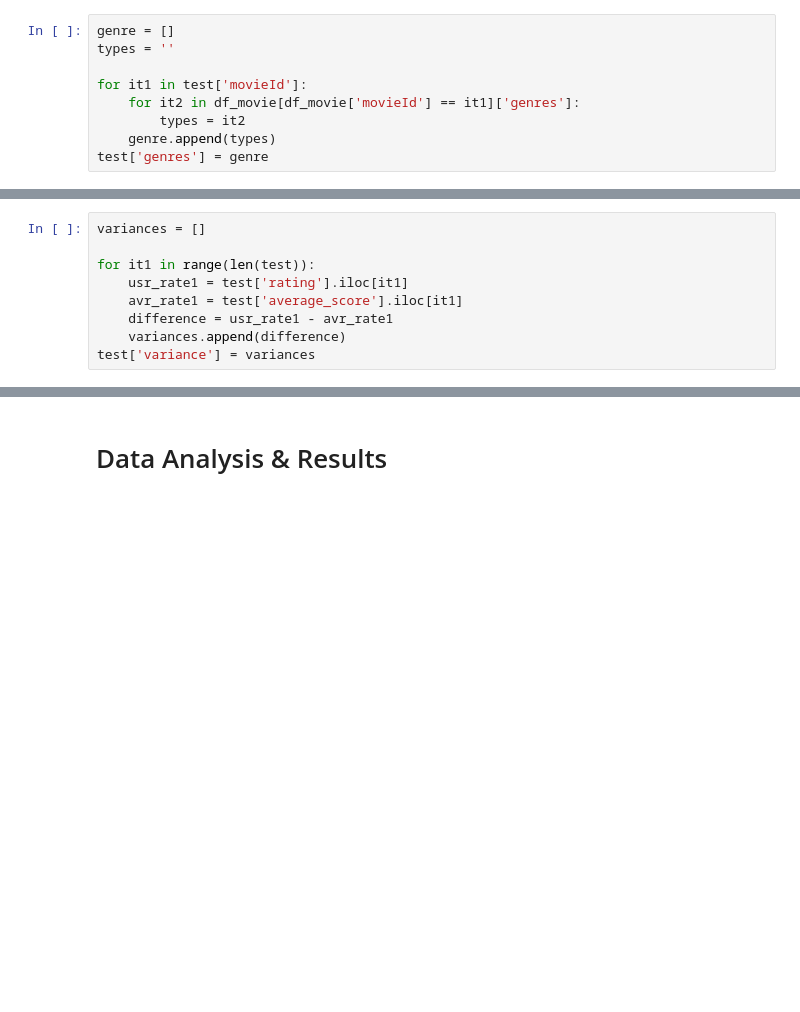
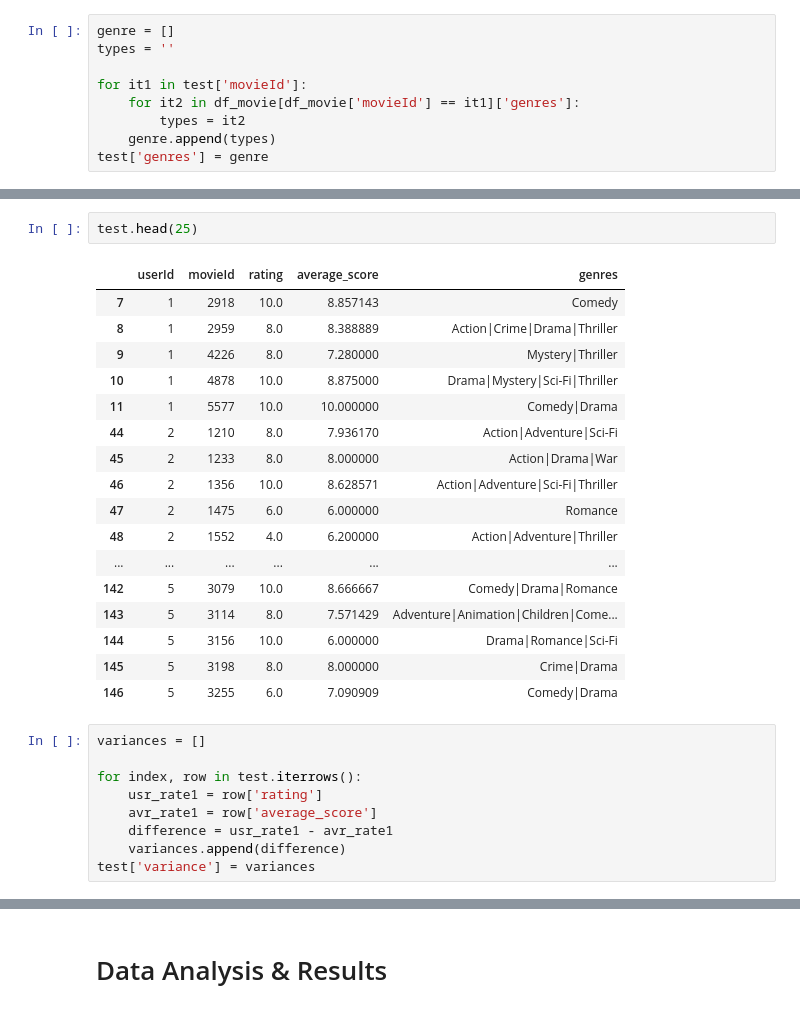
Before and after one commit to strkillr16/COGS108Final, a Jupyter notebook: Final Project Notebook.ipynb, the cells around one changed output, grey strips where cells are left out. Cells and saved outputs as stored; diff of their text form; blank space fills up the shorter version.

```diff
--- a/Final Project Notebook.ipynb
+++ b/Final Project Notebook.ipynb
@@ -384,9 +349,29 @@ test['genres'] = genre
+# %%
+test.head(25)
+# %% [output]
+|  | userId | movieId | rating | average_score | genres |
+| 7 | 1 | 2918 | 10.0 | 8.857143 | Comedy |
+| 8 | 1 | 2959 | 8.0 | 8.388889 | Action|Crime|Drama|Thriller |
+| 9 | 1 | 4226 | 8.0 | 7.280000 | Mystery|Thriller |
+| 10 | 1 | 4878 | 10.0 | 8.875000 | Drama|Mystery|Sci-Fi|Thriller |
+| 11 | 1 | 5577 | 10.0 | 10.000000 | Comedy|Drama |
+| 44 | 2 | 1210 | 8.0 | 7.936170 | Action|Adventure|Sci-Fi |
+| 45 | 2 | 1233 | 8.0 | 8.000000 | Action|Drama|War |
+| 46 | 2 | 1356 | 10.0 | 8.628571 | Action|Adventure|Sci-Fi|Thriller |
+| 47 | 2 | 1475 | 6.0 | 6.000000 | Romance |
+| 48 | 2 | 1552 | 4.0 | 6.200000 | Action|Adventure|Thriller |
+| ... | ... | ... | ... | ... | ... |
+| 142 | 5 | 3079 | 10.0 | 8.666667 | Comedy|Drama|Romance |
+| 143 | 5 | 3114 | 8.0 | 7.571429 | Adventure|Animation|Children|Come... |
+| 144 | 5 | 3156 | 10.0 | 6.000000 | Drama|Romance|Sci-Fi |
+| 145 | 5 | 3198 | 8.0 | 8.000000 | Crime|Drama |
+| 146 | 5 | 3255 | 6.0 | 7.090909 | Comedy|Drama |
 # %%
 variances = []
 
-for it1 in range(len(test)):
-    usr_rate1 = test['rating'].iloc[it1]
-    avr_rate1 = test['average_score'].iloc[it1]
+for index, row in test.iterrows():
+    usr_rate1 = row['rating']
+    avr_rate1 = row['average_score']
     difference = usr_rate1 - avr_rate1
     variances.append(difference)
 test['variance'] = variances
```
Also changed, not shown: parts of 21 cells of this notebook.
